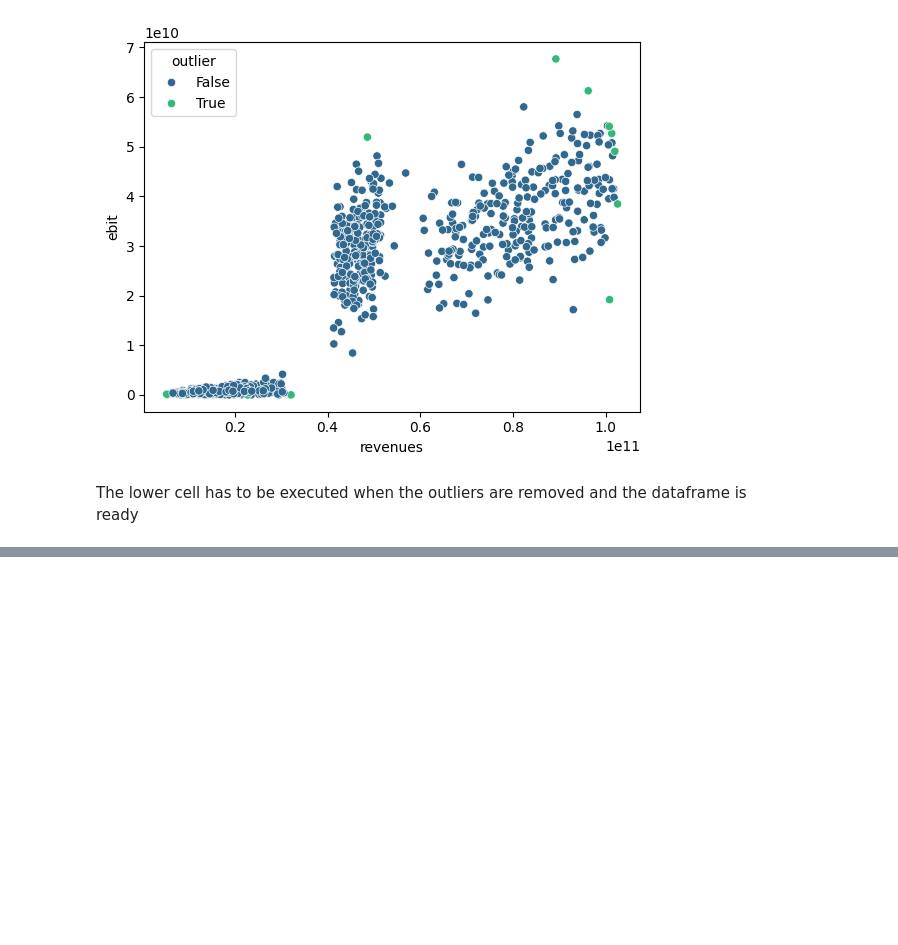
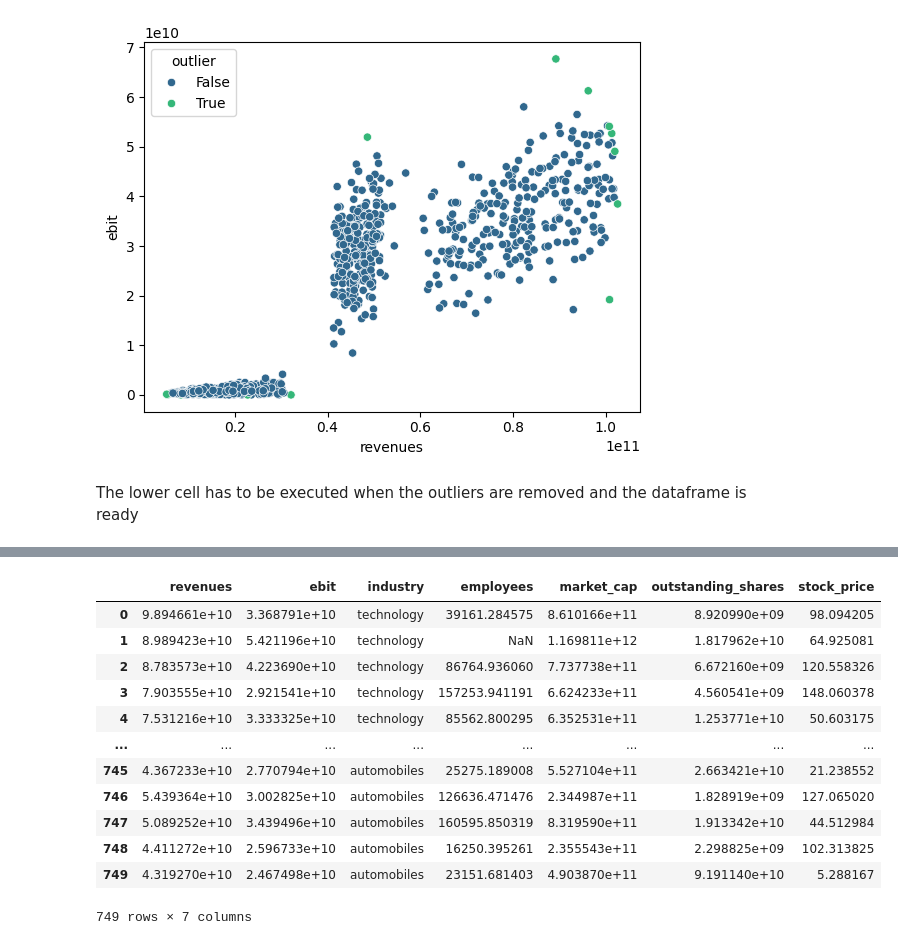
Before and after one commit to maxluetkemeyer/dataset_generator, a Jupyter notebook: dataset_2/2_OutlierDetection.ipynb, the cells around one changed output, grey strips where cells are left out. Saved outputs shown, nothing was run; the diff lists cells and outputs as text; code cells hidden in the pictures; blank space fills up the shorter version.

```diff
--- a/dataset_2/2_OutlierDetection.ipynb
+++ b/dataset_2/2_OutlierDetection.ipynb
@@ -183,0 +198,8 @@ The lower cell has to be executed when the outliers are removed and the datafram
+# %%
+# Remove the outlier from the dataframe
+outlier = base_df.iloc[72]
+print(outlier)
+
+# Remove the outlier from the dataframe
+base_df = base_df.drop(index=72)
+base_df
@@ -183,0 +217,16 @@ The lower cell has to be executed when the outliers are removed and the datafram
+# %%
+base_df
+# %% [output]
+|  | revenues | ebit | industry | employees | market_cap | outstanding_shares | stock_price |
+| 0 | 9.894661e+10 | 3.368791e+10 | technology | 39161.284575 | 8.610166e+11 | 8.920990e+09 | 98.094205 |
+| 1 | 8.989423e+10 | 5.421196e+10 | technology | NaN | 1.169811e+12 | 1.817962e+10 | 64.925081 |
+| 2 | 8.783573e+10 | 4.223690e+10 | technology | 86764.936060 | 7.737738e+11 | 6.672160e+09 | 120.558326 |
+| 3 | 7.903555e+10 | 2.921541e+10 | technology | 157253.941191 | 6.624233e+11 | 4.560541e+09 | 148.060378 |
+| 4 | 7.531216e+10 | 3.333325e+10 | technology | 85562.800295 | 6.352531e+11 | 1.253771e+10 | 50.603175 |
+| ... | ... | ... | ... | ... | ... | ... | ... |
+| 745 | 4.367233e+10 | 2.770794e+10 | automobiles | 25275.189008 | 5.527104e+11 | 2.663421e+10 | 21.238552 |
+| 746 | 5.439364e+10 | 3.002825e+10 | automobiles | 126636.471476 | 2.344987e+11 | 1.828919e+09 | 127.065020 |
+| 747 | 5.089252e+10 | 3.439496e+10 | automobiles | 160595.850319 | 8.319590e+11 | 1.913342e+10 | 44.512984 |
+| 748 | 4.411272e+10 | 2.596733e+10 | automobiles | 16250.395261 | 2.355543e+11 | 2.298825e+09 | 102.313825 |
+| 749 | 4.319270e+10 | 2.467498e+10 | automobiles | 23151.681403 | 4.903870e+11 | 9.191140e+10 | 5.288167 |
+749 rows × 7 columns
```
Also changed, not shown: parts of 6 cells of this notebook, 6 other files.
